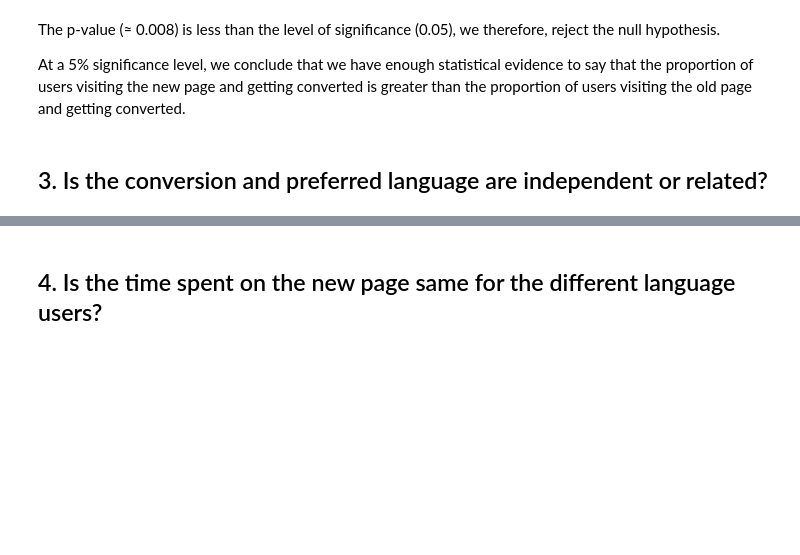
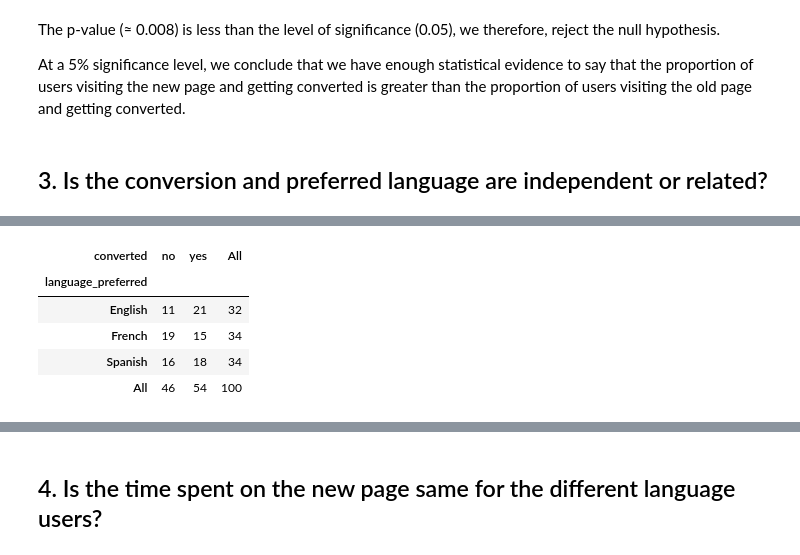
Before and after one commit to akatjizeu/Data-Science, a Jupyter notebook: deakin-bridging/business-stats/ENews_Express_Learner_Notebook_Full_Code.ipynb, the cells around one changed output, grey strips where cells are left out. Drawn from its saved outputs; the diff is of its cells as text; code cells hidden in the pictures; blank space fills up the shorter version.

```diff
--- a/deakin-bridging/business-stats/ENews_Express_Learner_Notebook_Full_Code.ipynb
+++ b/deakin-bridging/business-stats/ENews_Express_Learner_Notebook_Full_Code.ipynb
@@ -499,0 +522,9 @@ At a 5% significance level, we conclude that we have enough statistical evidence
+# %%
+pd.crosstab(data.language_preferred,data.converted,margins=True)
+# %% [output]
+| converted | no | yes | All |
+| language_preferred |  |  |  |
+| English | 11 | 21 | 32 |
+| French | 19 | 15 | 34 |
+| Spanish | 16 | 18 | 34 |
+| All | 46 | 54 | 100 |
```
Also changed, not shown: parts of 38 cells of this notebook.
